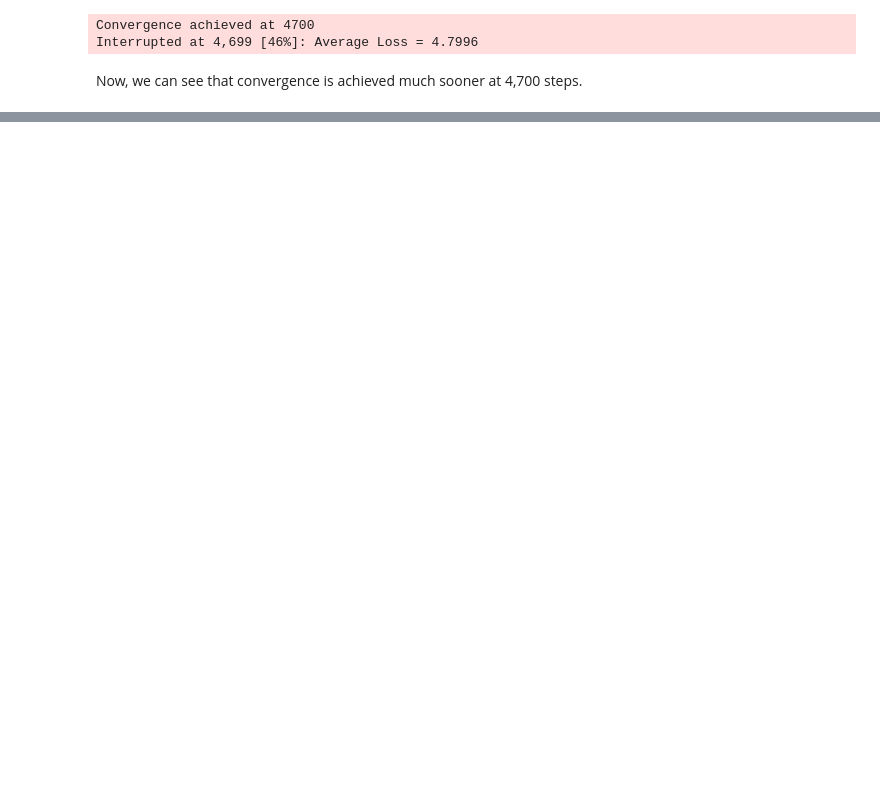
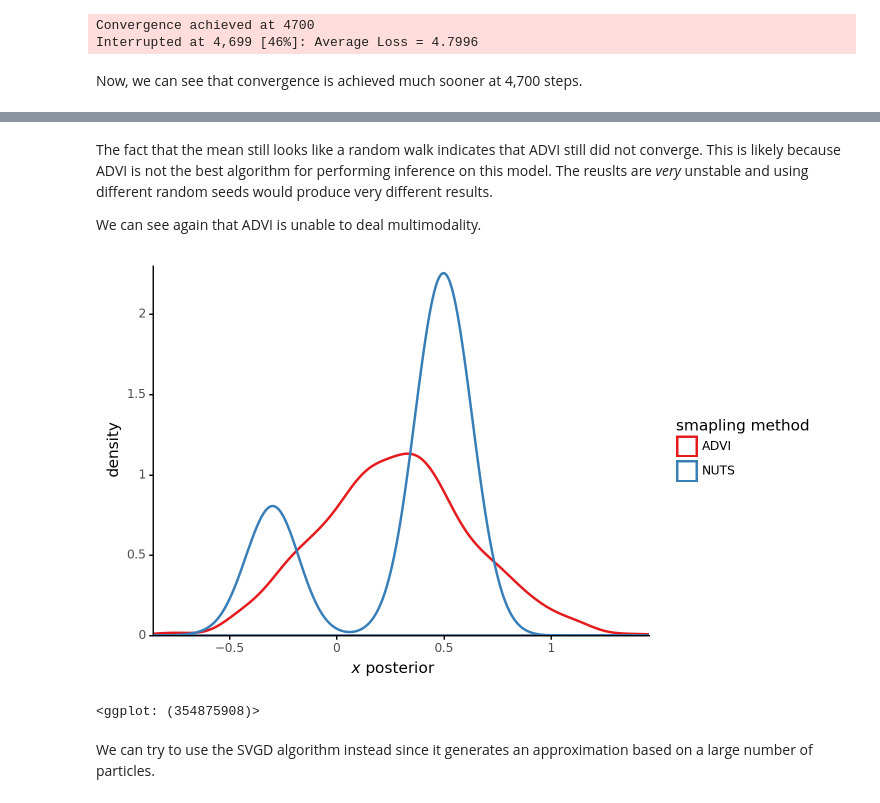
Before and after one commit to jhrcook/pymc3-tutorials, a Jupyter notebook: 026_variational-api-quickstart.ipynb, the cells around one changed output, grey strips where cells are left out. Saved outputs shown, nothing was run; the diff lists cells and outputs as text; code cells hidden in the pictures; blank space fills up the shorter version.

```diff
--- a/026_variational-api-quickstart.ipynb
+++ b/026_variational-api-quickstart.ipynb
@@ -132,0 +232,27 @@ plot_vi_hist(mean_field)
+# %% [markdown]
+The fact that the mean still looks like a random walk indicates that ADVI still did not converge.
+This is likely because ADVI is not the best algorithm for performing inference on this model.
+The reuslts are *very* unstable and using different random seeds would produce very different results.
+
+We can see again that ADVI is unable to deal multimodality.
+# %%
+d = pd.concat(
+    [
+        pd.DataFrame({"x": np.random.choice(trace["x"], 1000), "label": "NUTS"}),
+        pd.DataFrame({"x": approx.sample(1000)["x"], "label": "ADVI"}),
+    ]
+).reset_index(drop=True)
+
+(
+    gg.ggplot(d, gg.aes(x="x", color="label"))
+    + gg.geom_density(size=1)
+    + gg.scale_x_continuous(expand=(0, 0))
+    + gg.scale_y_continuous(expand=(0, 0, 0.02, 0))
+    + gg.scale_color_brewer(type="qual", palette="Set1")
+    + gg.labs(x="$x$ posterior", y="density", color="smapling method")
+)
+# %% [output]
+[figure, added]
+<ggplot: (354875908)>
+# %% [markdown]
+We can try to use the SVGD algorithm instead since it generates an approximation based on a large number of particles.
```
Also changed, not shown: parts of 58 cells of this notebook, 11 other files.
